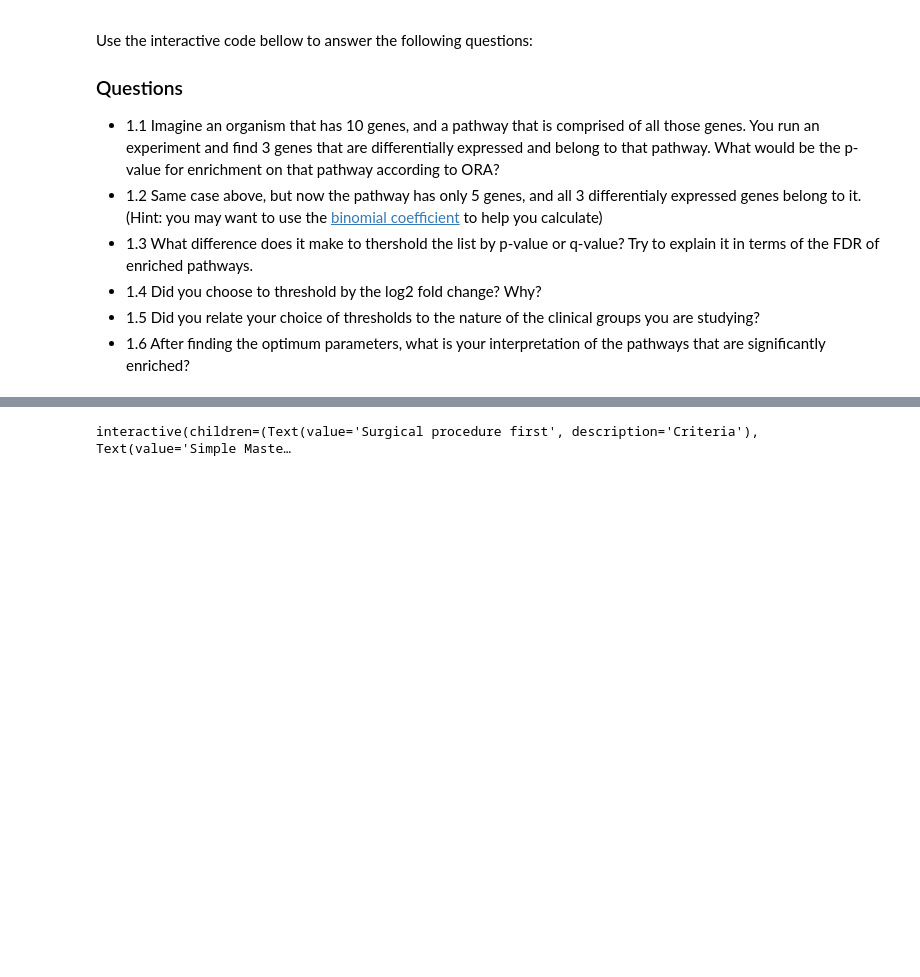
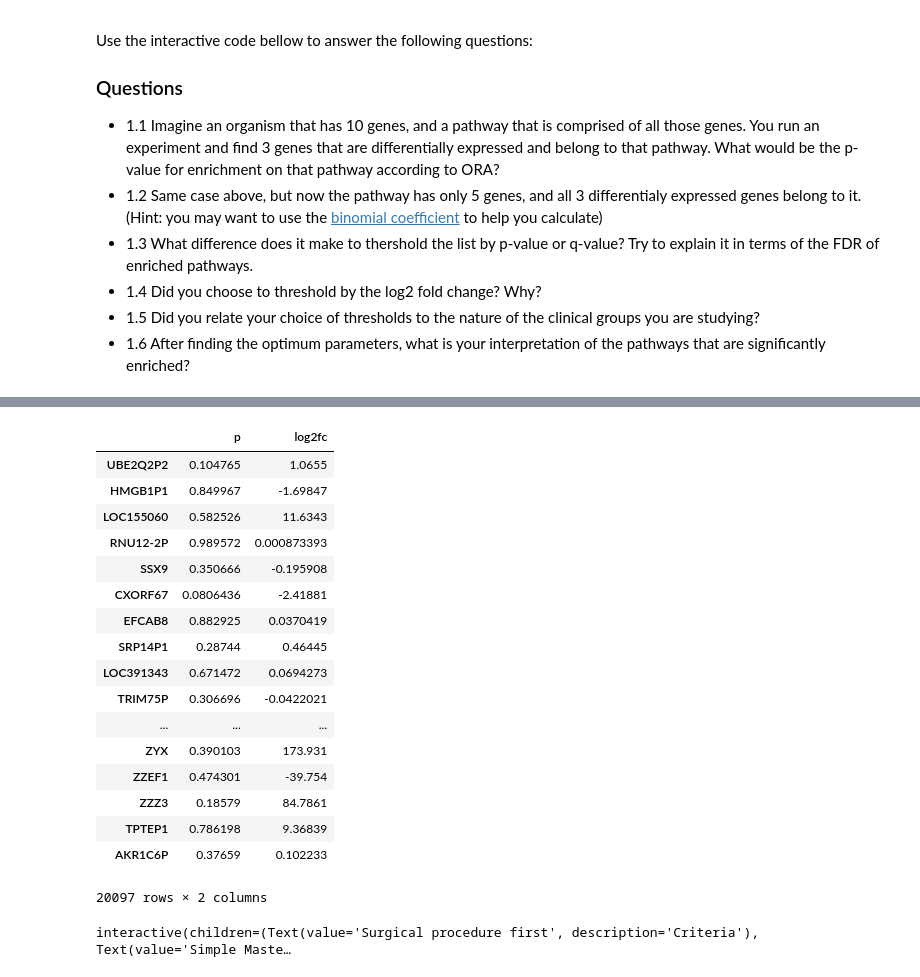
Before and after one commit to gjeuken/sysbio_lab, a Jupyter notebook: Lab2.ipynb, the cells around one changed output, grey strips where cells are left out. Cells and saved outputs as stored; diff of their text form; code cells hidden in the pictures; blank space fills up the shorter version.

```diff
--- a/Lab2.ipynb
+++ b/Lab2.ipynb
@@ -139,3 +166,25 @@ def interact_ORA(Pathway_DB, Statistic, Threshold, Log2FC_threshold):
+# %%
+b = differential_test_slow(clinical_data, expression_data, 'Surgical procedure first', 'Simple Mastectomy', 'Lumpectomy')
+b
+# %% [output]
+|  | p | log2fc |
+| UBE2Q2P2 | 0.104765 | 1.0655 |
+| HMGB1P1 | 0.849967 | -1.69847 |
+| LOC155060 | 0.582526 | 11.6343 |
+| RNU12-2P | 0.989572 | 0.000873393 |
+| SSX9 | 0.350666 | -0.195908 |
+| CXORF67 | 0.0806436 | -2.41881 |
+| EFCAB8 | 0.882925 | 0.0370419 |
+| SRP14P1 | 0.28744 | 0.46445 |
+| LOC391343 | 0.671472 | 0.0694273 |
+| TRIM75P | 0.306696 | -0.0422021 |
+| ... | ... | ... |
+| ZYX | 0.390103 | 173.931 |
+| ZZEF1 | 0.474301 | -39.754 |
+| ZZZ3 | 0.18579 | 84.7861 |
+| TPTEP1 | 0.786198 | 9.36839 |
+| AKR1C6P | 0.37659 | 0.102233 |
+20097 rows × 2 columns
 # %%
 interact_calc(interact_multiple_gene_ttest, Criteria=Text('Surgical procedure first'), Group_1 = Text('Simple Mastectomy'), Group_2=Text('Lumpectomy'))
 interact_enrich(interact_ORA, Threshold = '5e-2' , Pathway_DB = pathway_db_choice, Statistic=['p','q'], Log2FC_threshold = Text('0'))
```
Also changed, not shown: parts of 2 cells of this notebook.
